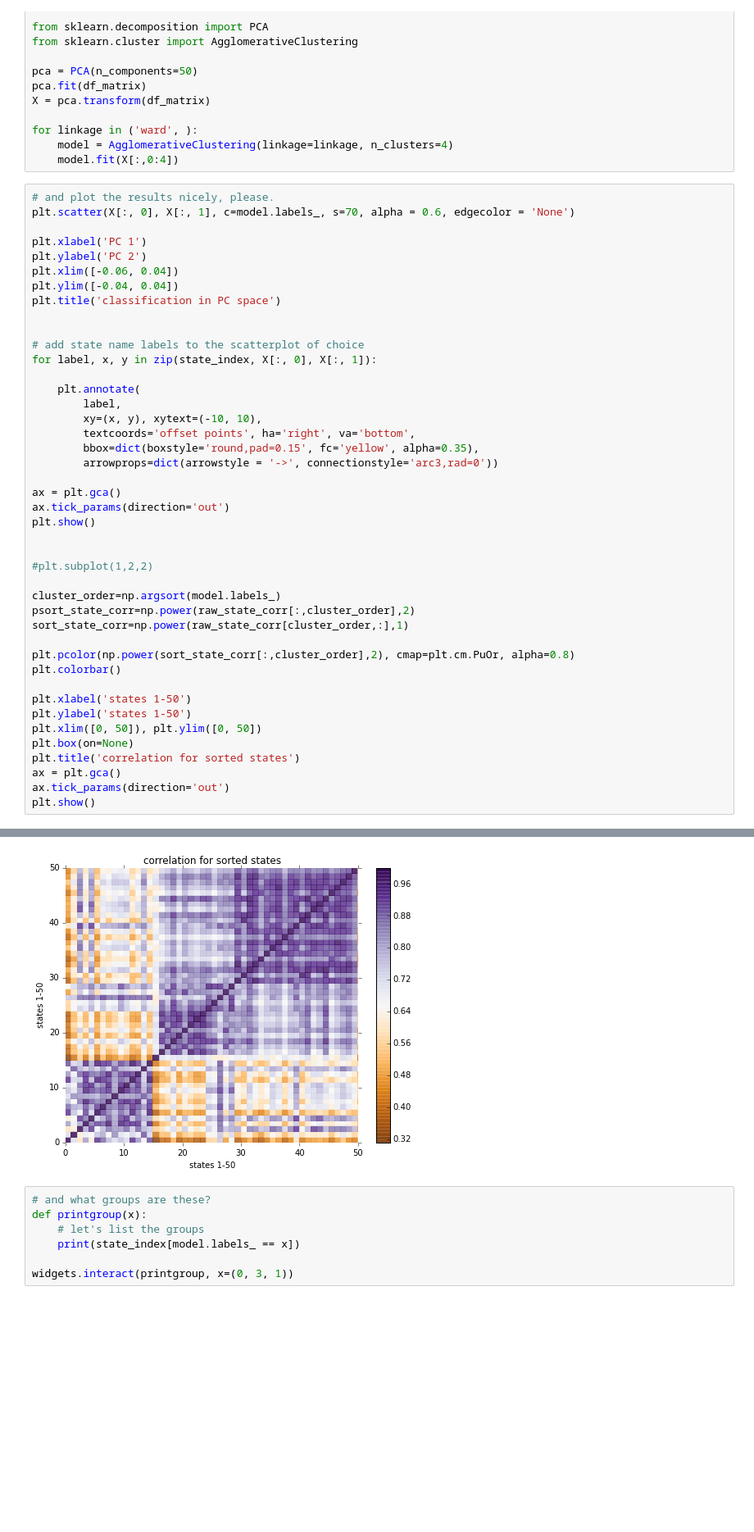
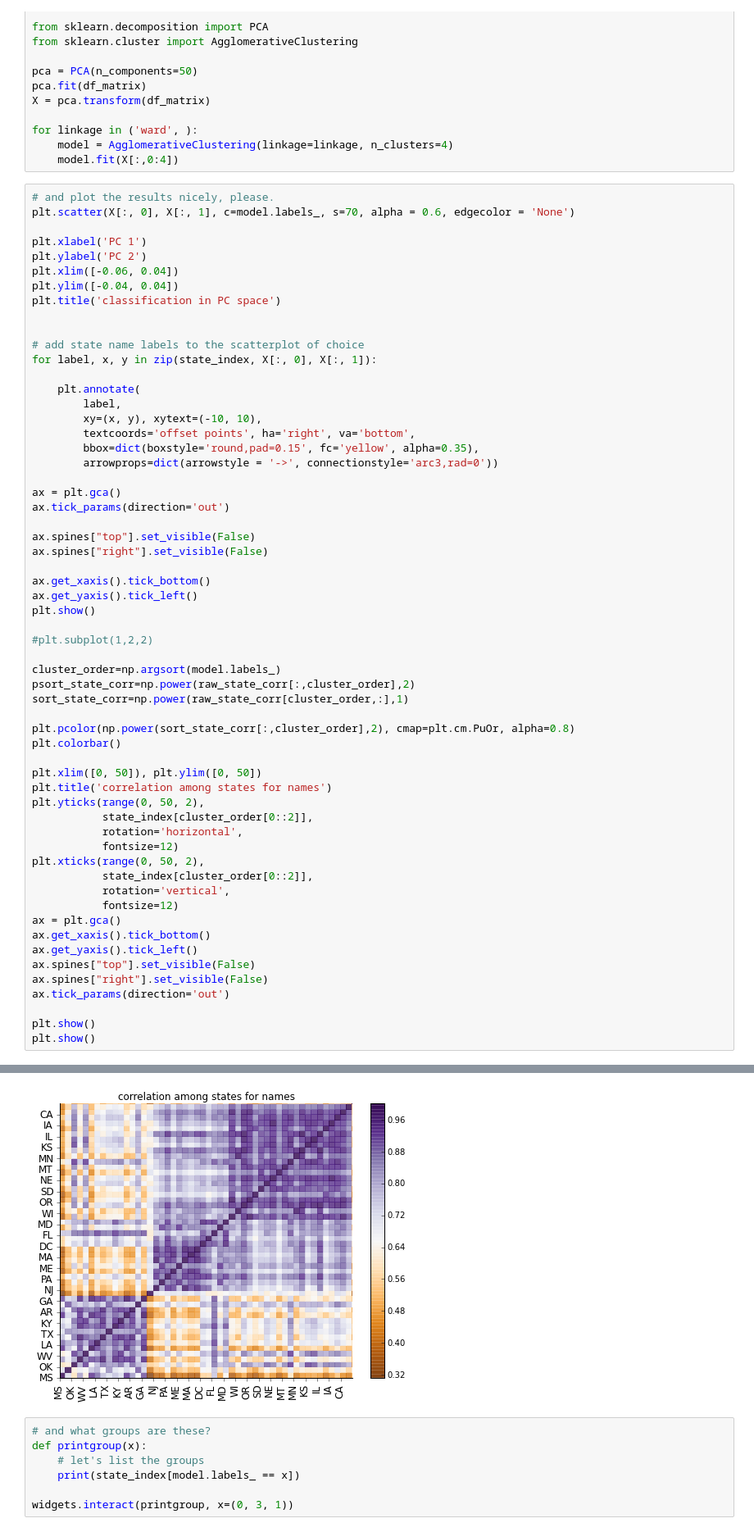
Before and after one commit to sadacca/PYNAMESTATE, a Jupyter notebook: PyNameStateNotebook-multi_Clust.ipynb, the cells around one changed output, grey strips where cells are left out. Shown: that part at 82% size. Cells and saved outputs as stored; diff of their text form; blank space fills up the shorter version.

```diff
--- a/PyNameStateNotebook-multi_Clust.ipynb
+++ b/PyNameStateNotebook-multi_Clust.ipynb
@@ -418,8 +443,13 @@ for label, x, y in zip(state_index, X[:, 0], X[:, 1]):
 
 ax = plt.gca()
 ax.tick_params(direction='out')
+
+ax.spines["top"].set_visible(False)
+ax.spines["right"].set_visible(False)
+
+ax.get_xaxis().tick_bottom()
+ax.get_yaxis().tick_left()
 plt.show()
-
 
 #plt.subplot(1,2,2)
 
@@ -430,12 +460,23 @@ sort_state_corr=np.power(raw_state_corr[cluster_order,:],1)
 plt.pcolor(np.power(sort_state_corr[:,cluster_order],2), cmap=plt.cm.PuOr, alpha=0.8)
 plt.colorbar()
 
-plt.xlabel('states 1-50')
-plt.ylabel('states 1-50')
 plt.xlim([0, 50]), plt.ylim([0, 50])
-plt.box(on=None)
-plt.title('correlation for sorted states')
+plt.title('correlation among states for names')
+plt.yticks(range(0, 50, 2),
+           state_index[cluster_order[0::2]],
+           rotation='horizontal',
+           fontsize=12)
+plt.xticks(range(0, 50, 2),
+           state_index[cluster_order[0::2]],
+           rotation='vertical',
+           fontsize=12)
 ax = plt.gca()
+ax.get_xaxis().tick_bottom()
+ax.get_yaxis().tick_left()
+ax.spines["top"].set_visible(False)
+ax.spines["right"].set_visible(False)
 ax.tick_params(direction='out')
+
 plt.show()
+plt.show()
 # %% [output]
@@ -443,4 +484,4 @@ plt.show()
-[figure, old version]
+[figure, new version]
 # %%
 # and what groups are these?
 def printgroup(x):
```
Also changed, not shown: parts of 4 cells of this notebook.
